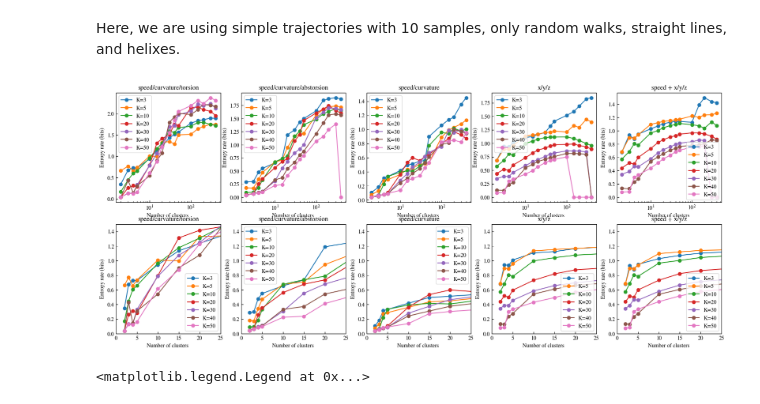
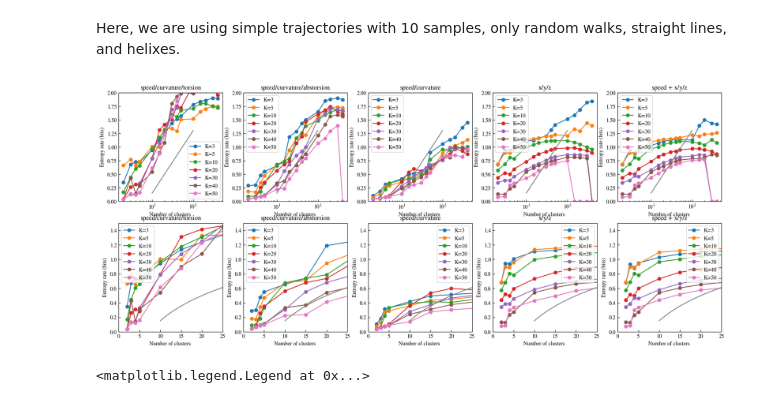
Before and after one commit to HugoLeRoy94/ClusterAnalysis, a Jupyter notebook: notebooks/toy_model/02_optimize_entropy_production.ipynb, the cells around one changed output. Saved outputs shown, nothing was run; the diff lists cells and outputs as text; code cells hidden in the pictures.

Commit message:
couple of plots

```diff
--- a/notebooks/toy_model/02_optimize_entropy_production.ipynb
+++ b/notebooks/toy_model/02_optimize_entropy_production.ipynb
@@ -41,30 +41,32 @@ Here, we are using simple trajectories with 10 samples, only random walks, strai
 # %%
 df = pd.read_csv('../../data/toy_model/interim/entropy_SCT.csv')
 df1 = pd.read_csv('../../data/toy_model/interim/entropy_SCabsT.csv')
 df2 = pd.read_csv('../../data/toy_model/interim/entropy_SC.csv')
 df3 = pd.read_csv('../../data/toy_model/interim/entropy_XYZ.csv')
 df4 = pd.read_csv('../../data/toy_model/interim/entropy_S_XYZ.csv')
 dfs = [df,df1,df2,df3,df4]
 
 title = ["speed/curvature/torsion", "speed/curvature/abstorsion","speed/curvature","x/y/z","speed + x/y/z"]
 
 fig,ax = plt.subplots(ncols=5,nrows=2,figsize=(20,8))
 for i in range(5):
     for j in range(2):
         for K, group in dfs[i].groupby("K"):
             ax[j,i].plot(group["n_clusters"], group["entropy_rate"], marker='o', label=f"K={K}")
+        ax[j,i].plot(np.logspace(1,2,100),0.5*np.log(np.logspace(1,2,100))-1)
         ax[j,i].set_xlabel("Number of clusters ")
         ax[j,i].set_ylabel("Entropy rate (bits)")
         ax[j,i].set_title(title[i])
         ax[j,i].legend()
 
 for i in range(5):
     ax[1,i].set_xlim(0,25)
     ax[1,i].set_ylim(0,1.5)
+    ax[0,i].set_ylim(0,2)
 
     ax[0,i].set_xscale('log')
 # %% [output]
-[figure, old version]
+[figure, new version]
 # %%
 df = pd.read_csv('../../data/toy_model/interim/entropy_scan.csv')
 fig,ax = plt.subplots(ncols=1,figsize=(4,4))
```
